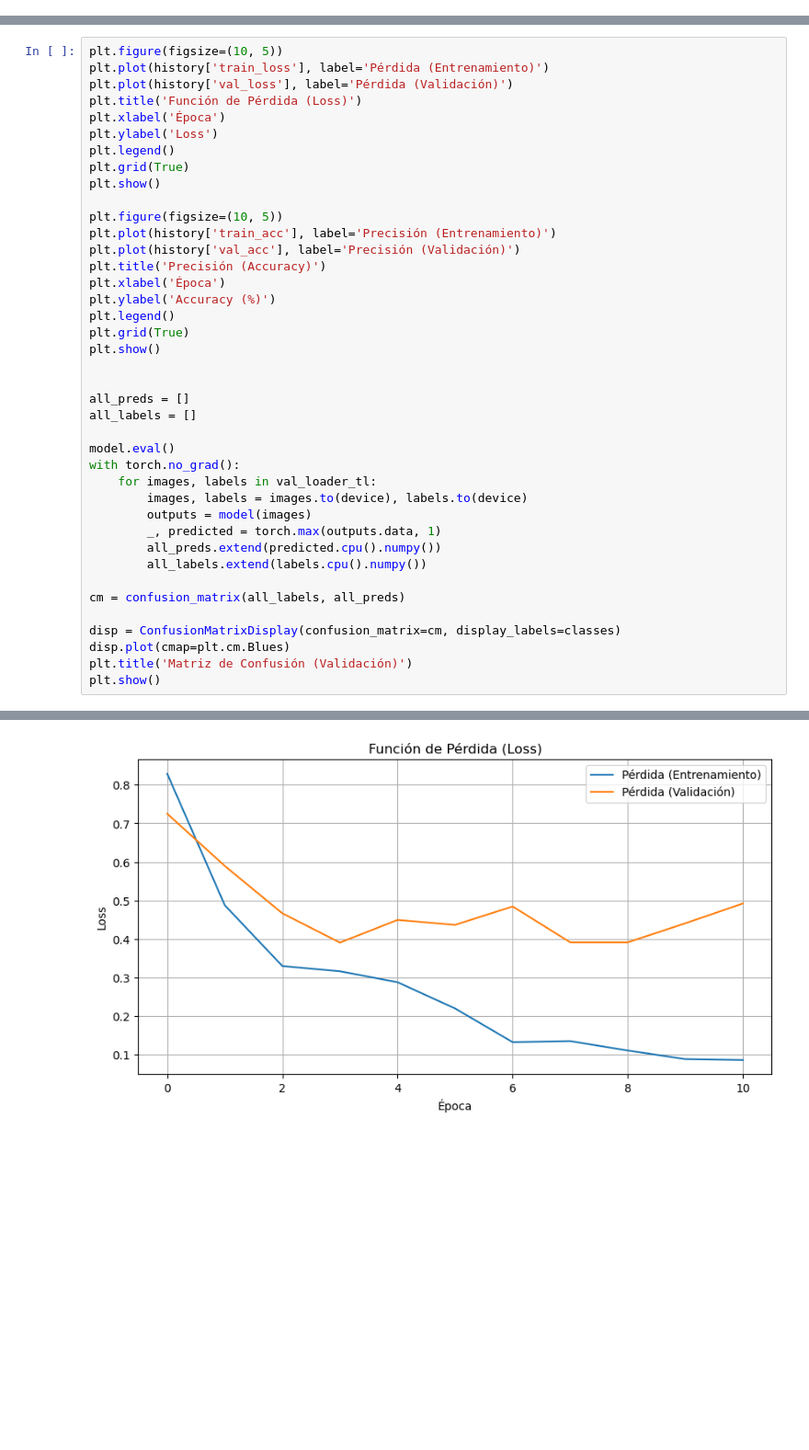
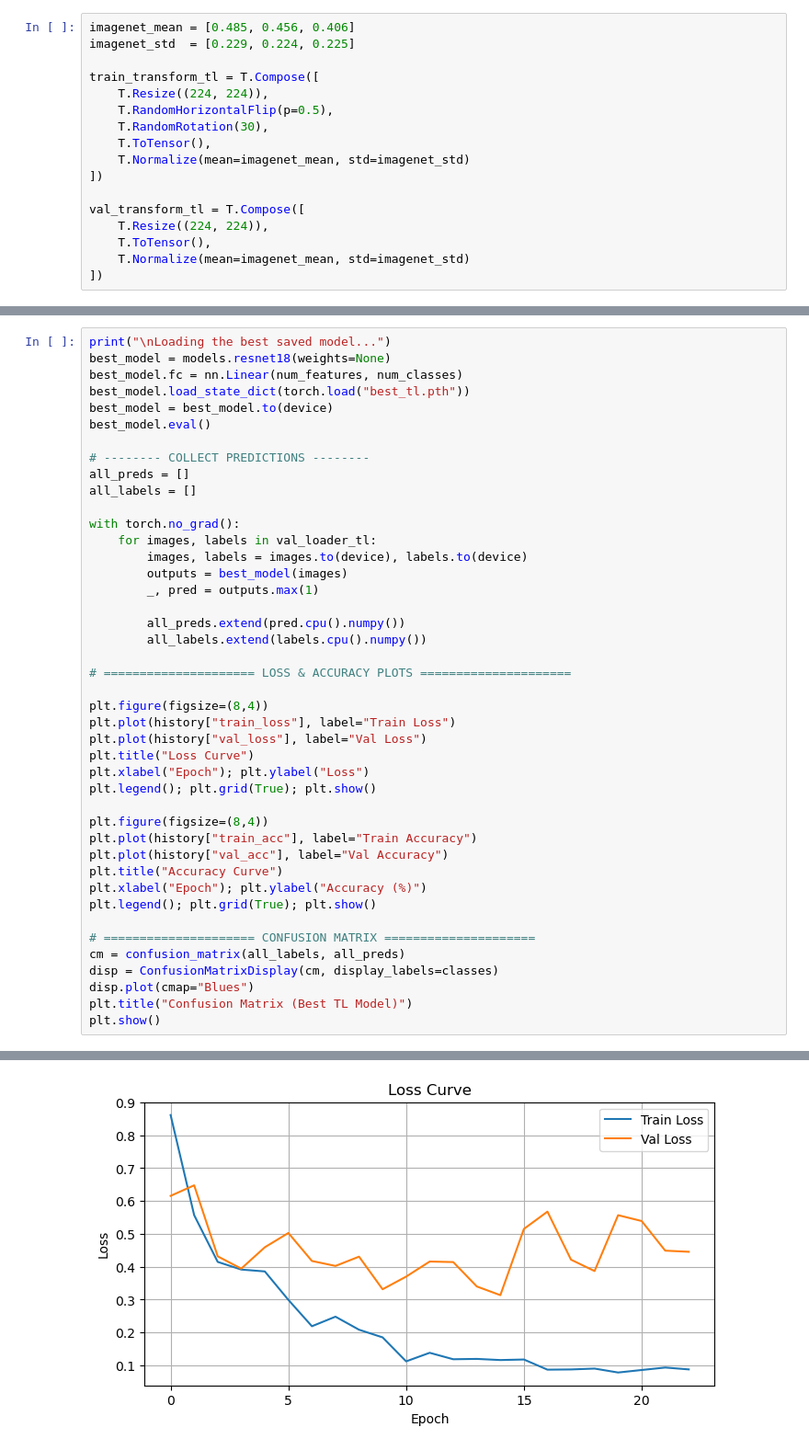
Before and after one commit to NeuralClassification/CNN, a Jupyter notebook: BreastCancerTransferLearning.ipynb, the cells around one changed output, grey strips where cells are left out. Shown at 92% size. Saved outputs shown, nothing was run; the diff lists cells and outputs as text; blank space fills up the shorter version.

Commit message:
feat(tl_model): download tl model and visualize it, also add initial documentation

```diff
--- a/BreastCancerTransferLearning.ipynb
+++ b/BreastCancerTransferLearning.ipynb
@@ -99,0 +44,17 @@ Clases encontradas: {'benign': 0, 'malignant': 1, 'normal': 2}
+# %%
+imagenet_mean = [0.485, 0.456, 0.406]
+imagenet_std  = [0.229, 0.224, 0.225]
+
+train_transform_tl = T.Compose([
+    T.Resize((224, 224)),
+    T.RandomHorizontalFlip(p=0.5),
+    T.RandomRotation(30),
+    T.ToTensor(),
+    T.Normalize(mean=imagenet_mean, std=imagenet_std)
+])
+
+val_transform_tl = T.Compose([
+    T.Resize((224, 224)),
+    T.ToTensor(),
+    T.Normalize(mean=imagenet_mean, std=imagenet_std)
+])
@@ -326,41 +358,44 @@ Epoch 3/50 | Train Loss: 0.3300 | Train Acc: 86.06% | Val Loss: 0.4666 | Val Acc
 # %%
-plt.figure(figsize=(10, 5))
-plt.plot(history['train_loss'], label='Pérdida (Entrenamiento)')
-plt.plot(history['val_loss'], label='Pérdida (Validación)')
-plt.title('Función de Pérdida (Loss)')
-plt.xlabel('Época')
-plt.ylabel('Loss')
-plt.legend()
-plt.grid(True)
-plt.show()
+print("\nLoading the best saved model...")
+best_model = models.resnet18(weights=None)
+best_model.fc = nn.Linear(num_features, num_classes)
+best_model.load_state_dict(torch.load("best_tl.pth"))
+best_model = best_model.to(device)
+best_model.eval()
 
-plt.figure(figsize=(10, 5))
-plt.plot(history['train_acc'], label='Precisión (Entrenamiento)')
-plt.plot(history['val_acc'], label='Precisión (Validación)')
-plt.title('Precisión (Accuracy)')
-plt.xlabel('Época')
-plt.ylabel('Accuracy (%)')
-plt.legend()
-plt.grid(True)
-plt.show()
-
-
+# -------- COLLECT PREDICTIONS --------
 all_preds = []
 all_labels = []
 
-model.eval()
 with torch.no_grad():
     for images, labels in val_loader_tl:
         images, labels = images.to(device), labels.to(device)
-        outputs = model(images)
-        _, predicted = torch.max(outputs.data, 1)
-        all_preds.extend(predicted.cpu().numpy())
+        outputs = best_model(images)
+        _, pred = outputs.max(1)
+
+        all_preds.extend(pred.cpu().numpy())
         all_labels.extend(labels.cpu().numpy())
 
+# ===================== LOSS & ACCURACY PLOTS =====================
+
+plt.figure(figsize=(8,4))
+plt.plot(history["train_loss"], label="Train Loss")
+plt.plot(history["val_loss"], label="Val Loss")
+plt.title("Loss Curve")
+plt.xlabel("Epoch"); plt.ylabel("Loss")
+plt.legend(); plt.grid(True); plt.show()
+
+plt.figure(figsize=(8,4))
+plt.plot(history["train_acc"], label="Train Accuracy")
+plt.plot(history["val_acc"], label="Val Accuracy")
+plt.title("Accuracy Curve")
+plt.xlabel("Epoch"); plt.ylabel("Accuracy (%)")
+plt.legend(); plt.grid(True); plt.show()
+
+# ===================== CONFUSION MATRIX =====================
 cm = confusion_matrix(all_labels, all_preds)
-
-disp = ConfusionMatrixDisplay(confusion_matrix=cm, display_labels=classes)
-disp.plot(cmap=plt.cm.Blues)
-plt.title('Matriz de Confusión (Validación)')
+disp = ConfusionMatrixDisplay(cm, display_labels=classes)
+disp.plot(cmap="Blues")
+plt.title("Confusion Matrix (Best TL Model)")
 plt.show()
 # %% [output]
@@ -367 +403 @@ plt.show()
-[figure, old version]
+[figure, new version]
```
Also changed, not shown: parts of 21 cells of this notebook, 2 other files.
